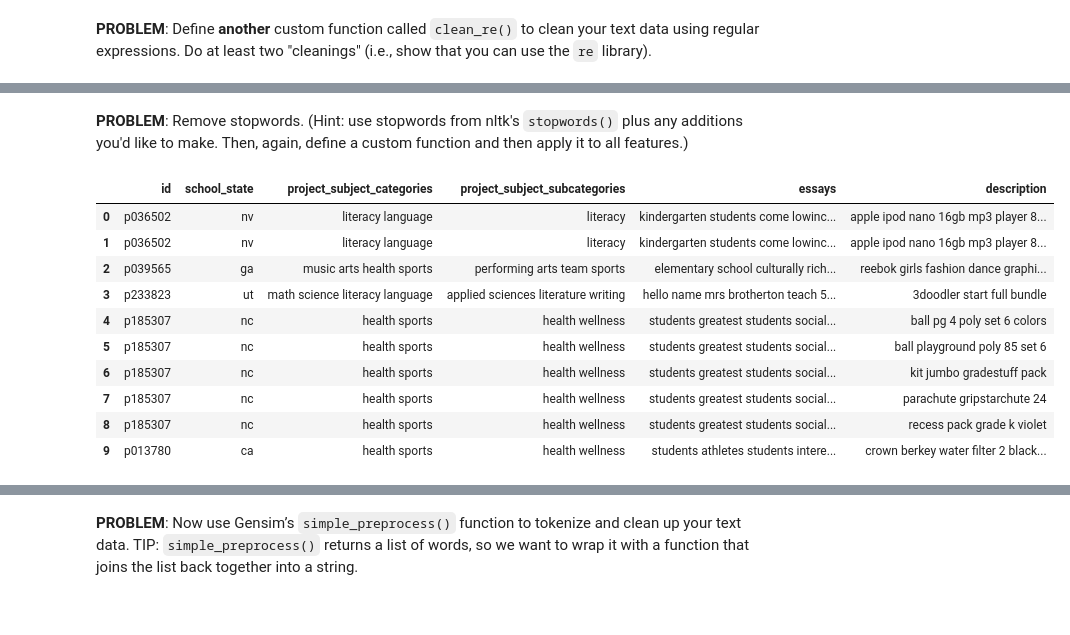
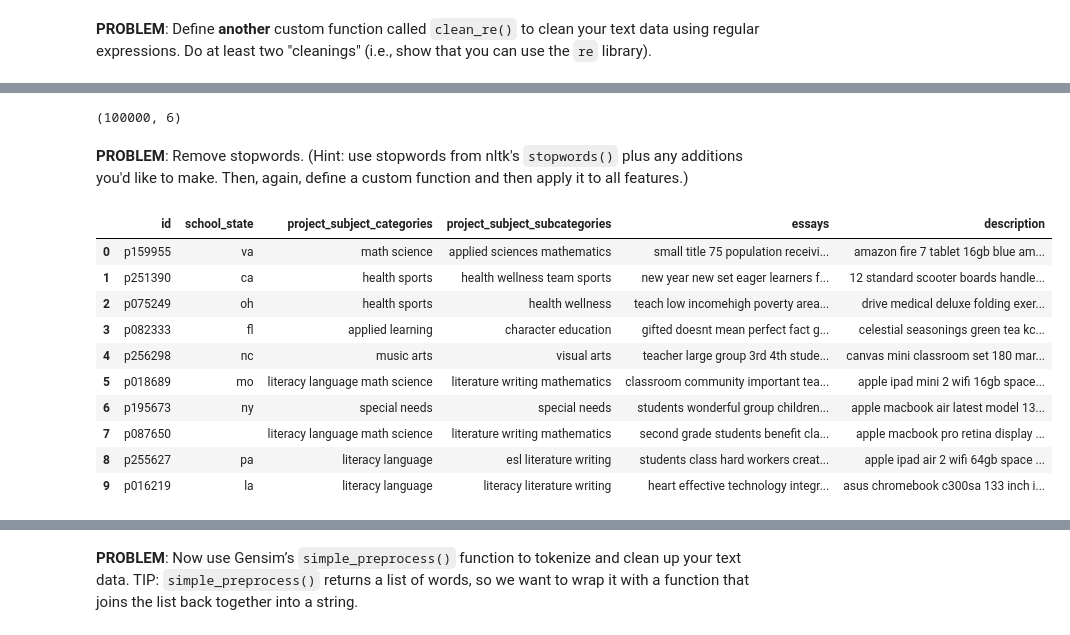
Before and after one commit to kryukovaeks/Data-Science-for-business-EPFL-course, a Jupyter notebook: A5.ipynb, the cells around one changed output, grey strips where cells are left out. Cells and saved outputs as stored; diff of their text form; code cells hidden in the pictures.

```diff
--- a/A5.ipynb
+++ b/A5.ipynb
@@ -364,5 +401,6 @@ merged_df_textual.head()
 # %%
-merged_df_textual.head(500000).to_csv('merged_df_textual.csv',index=False)
+merged_df_textual=merged_df_textual.sample(n=100000, random_state=1)
+merged_df_textual.to_csv('merged_df_textual.csv',index=False)
 # %% [markdown]
 # PART 3: Preprocess Text
 # %% [markdown]
@@ -426,2 +469,2 @@ data.head()
 # %%
-data=pd.read_csv('clean_re.csv')
+data=pd.read_csv('clean_re.csv',lineterminator='\n')
@@ -456,8 +489,15 @@ data[-10:]
+# %%
+data.drop_duplicates().shape
+# %% [output]
+(100000, 6)
 # %% [markdown]
 **PROBLEM**: Remove stopwords. (Hint: use stopwords from nltk's `stopwords()` plus any additions you'd like to make. Then, again, define a custom function and then apply it to all features.)
+# %%
+stopWords.extend(['although','engaging','approximately','yet','nan','u','us','would','would','see','big','student','school','many'])
 # %%
 # Define custom function to remove stopwords
 df = copy.copy(data)
+df=df.drop_duplicates()
 def clean_stopword(txt):
     txt=txt.lower().split()
     filtered_sentence = [w for w in txt if  w  not in  stopWords]
@@ -466,22 +506,22 @@ def clean_stopword(txt):
 # %%
 # Apply function to remove stopwords
 from tqdm import tqdm
 for feature in tqdm(FEATURE_NAMES):
-    df[feature]=df[feature].head(500000).fillna(' ').apply(clean_stopword)
+    df[feature]=df[feature].fillna(' ').apply(clean_stopword)
 
 
 df.to_csv('clean_stopword.csv', index=False)
 df.head(10)
 # %% [output]
 |  | id | school_state | project_subject_categories | project_subject_subcategories | essays | description |
-| 0 | p036502 | nv | literacy language | literacy | kindergarten students come lowinc... | apple ipod nano 16gb mp3 player 8... |
-| 1 | p036502 | nv | literacy language | literacy | kindergarten students come lowinc... | apple ipod nano 16gb mp3 player 8... |
-| 2 | p039565 | ga | music arts health sports | performing arts team sports | elementary school culturally rich... | reebok girls fashion dance graphi... |
-| 3 | p233823 | ut | math science literacy language | applied sciences literature writing | hello name mrs brotherton teach 5... | 3doodler start full bundle |
-| 4 | p185307 | nc | health sports | health wellness | students greatest students social... | ball pg 4 poly set 6 colors |
-| 5 | p185307 | nc | health sports | health wellness | students greatest students social... | ball playground poly 85 set 6 |
-| 6 | p185307 | nc | health sports | health wellness | students greatest students social... | kit jumbo gradestuff pack |
-| 7 | p185307 | nc | health sports | health wellness | students greatest students social... | parachute gripstarchute 24 |
-| 8 | p185307 | nc | health sports | health wellness | students greatest students social... | recess pack grade k violet |
-| 9 | p013780 | ca | health sports | health wellness | students athletes students intere... | crown berkey water filter 2 black... |
+| 0 | p159955 | va | math science | applied sciences mathematics | small title 75 population receivi... | amazon fire 7 tablet 16gb blue am... |
+| 1 | p251390 | ca | health sports | health wellness team sports | new year new set eager learners f... | 12 standard scooter boards handle... |
+| 2 | p075249 | oh | health sports | health wellness | teach low incomehigh poverty area... | drive medical deluxe folding exer... |
+| 3 | p082333 | fl | applied learning | character education | gifted doesnt mean perfect fact g... | celestial seasonings green tea kc... |
+| 4 | p256298 | nc | music arts | visual arts | teacher large group 3rd 4th stude... | canvas mini classroom set 180 mar... |
+| 5 | p018689 | mo | literacy language math science | literature writing mathematics | classroom community important tea... | apple ipad mini 2 wifi 16gb space... |
+| 6 | p195673 | ny | special needs | special needs | students wonderful group children... | apple macbook air latest model 13... |
+| 7 | p087650 |  | literacy language math science | literature writing mathematics | second grade students benefit cla... | apple macbook pro retina display ... |
+| 8 | p255627 | pa | literacy language | esl literature writing | students class hard workers creat... | apple ipad air 2 wifi 64gb space ... |
+| 9 | p016219 | la | literacy language | literacy literature writing | heart effective technology integr... | asus chromebook c300sa 133 inch i... |
 # %%
```
Also changed, not shown: parts of 67 cells of this notebook.
